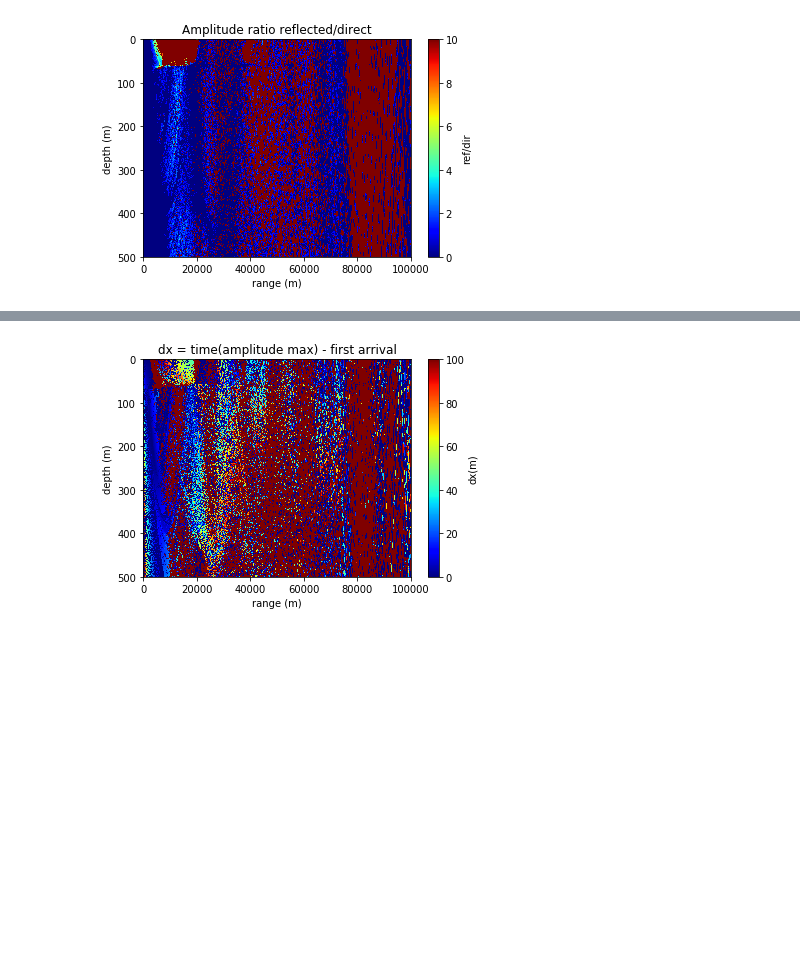
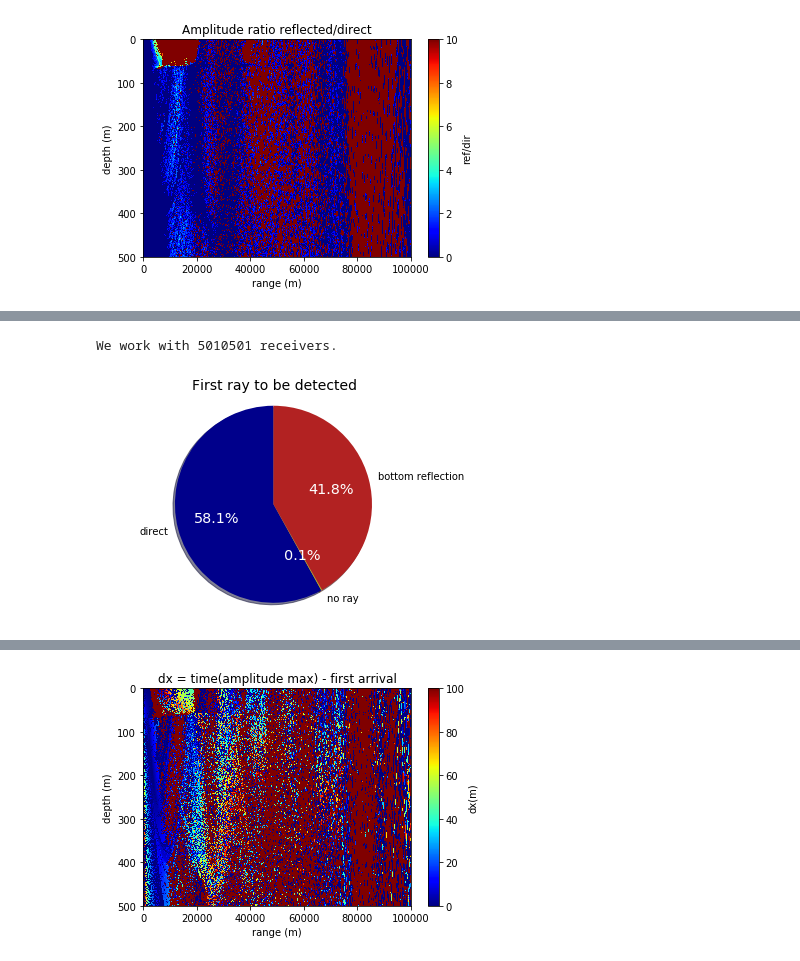
Before and after one commit to ponchama/Cognac_Acoustique, a Jupyter notebook: Bellhop/Arrival_times.ipynb, the cells around one changed output, grey strips where cells are left out. Cells and saved outputs as stored; diff of their text form; code cells hidden in the pictures; blank space fills up the shorter version.

```diff
--- a/Bellhop/Arrival_times.ipynb
+++ b/Bellhop/Arrival_times.ipynb
@@ -348,0 +349,11 @@ plt.gca().invert_yaxis()
+# %%
+# sonar equation
+SL = 185                 # Souce level (dB)
+NL = 81.7                # Noise level (dB)
+DI = 0                   # Directivity index (dB)
+
+B = 200                  # bandwidth (Hz)
+T = 1                    # transmitted signal duration (s)
+PG = 10.0*np.log10(B*T)  # Processing gain (dB)
+
+#RT  = SL - TL - NL + DI + PG
@@ -348,0 +431,20 @@ plt.gca().invert_yaxis()
+# %%
+tot = np.shape(Dir1)[0]*np.shape(Dir1)[1]
+print('We work with %d receivers.' %tot)
+direct = np.shape( np.where(Dir1==-1)[0] )[0]
+no_ray = np.shape(np.where(np.isnan(Dir1)))[1]
+bot_ref = np.shape( np.where(Dir1==1)[0] )[0]
+
+name = ['direct', 'no ray', 'bottom reflection']
+data = [direct, no_ray, bot_ref]
+patches, texts, autotexts = plt.pie(data, labels=name, colors=['darkblue','y','firebrick'], \
+                                    autopct='%1.1f%%', startangle=90, shadow=True)
+for t in autotexts:
+    t.set_color('w')
+    t.set_size('x-large')
+plt.axis('equal')
+plt.title ('First ray to be detected', fontsize=14)
+plt.show()
+# %% [output]
+We work with 5010501 receivers.
+[figure, added]
```
Also changed, not shown: parts of 19 cells of this notebook.
